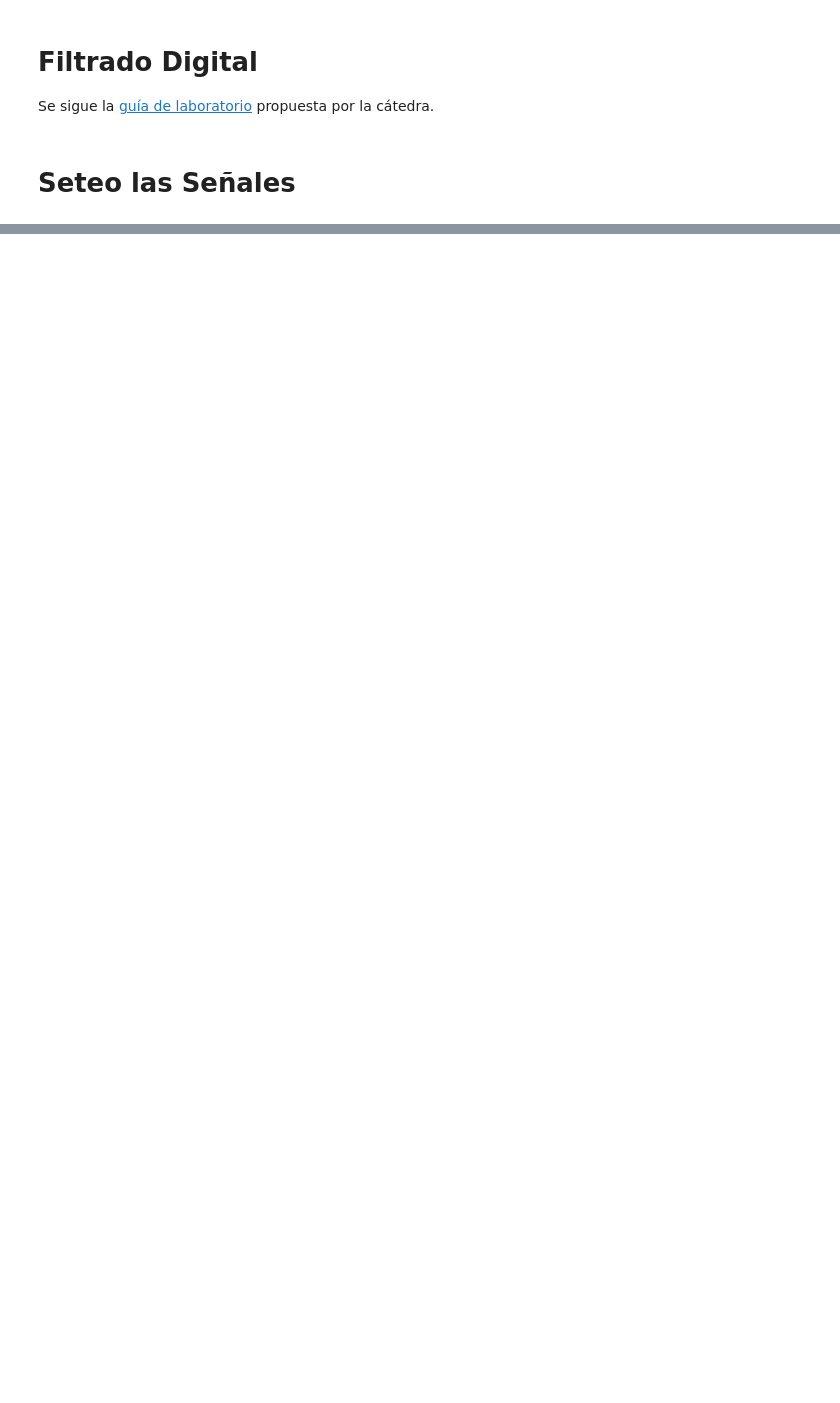
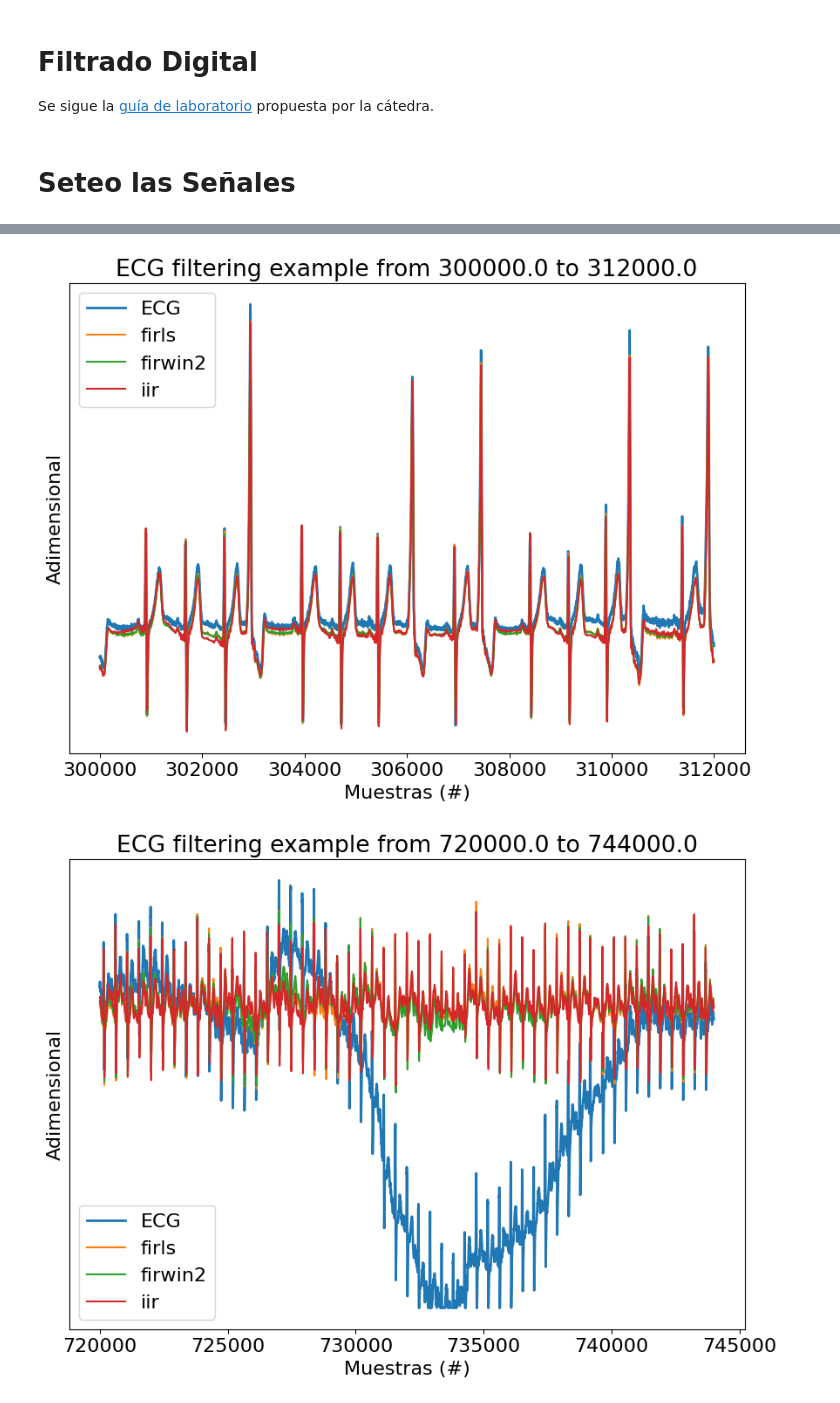
Before and after one commit to federico-b-ee/PDS-2024, a Jupyter notebook: TS9/notebook.ipynb, the cells around one changed output, grey strips where cells are left out. Cells and saved outputs as stored; diff of their text form; code cells hidden in the pictures; blank space fills up the shorter version.

```diff
--- a/TS9/notebook.ipynb
+++ b/TS9/notebook.ipynb
@@ -157,0 +203,43 @@ plot_plantilla(
+# %%
+# Se aplica el filtro FIR
+
+ECG_f_win = sig.lfilter(num_firwin, den, ecg_one_lead)
+ECG_f_ls = sig.lfilter(num_firls, den, ecg_one_lead)
+ECG_iir = sig.sosfiltfilt(sos, ecg_one_lead)
+
+demora = (taps - 1) // 2
+demorals = (num_firls.shape[0] - 1) // 2
+
+# Segmentos de interés con ALTA contaminación
+
+regs_interes = (
+    np.array([5, 5.2]) * 60 * fs,  # minutos a muestras
+    np.array([12, 12.4]) * 60 * fs,  # minutos a muestras
+    np.array([15, 15.2]) * 60 * fs,  # minutos a muestras
+)
+
+for ii in regs_interes:
+
+    # intervalo limitado de 0 a cant_muestras
+    zoom_region = np.arange(
+        np.max([0, ii[0]]), np.min([cant_muestras, ii[1]]), dtype="uint"
+    )
+
+    plt.figure(figsize=(fig_sz_x, fig_sz_y), dpi=fig_dpi, facecolor="w", edgecolor="k")
+    plt.plot(zoom_region, ecg_one_lead[zoom_region], label="ECG", linewidth=2)
+    plt.plot(zoom_region, ECG_f_ls[zoom_region + demorals], label="firls")
+    plt.plot(zoom_region, ECG_f_win[zoom_region + demora], label="firwin2")
+    plt.plot(zoom_region, ECG_iir[zoom_region], label="iir")
+
+    plt.title("ECG filtering example from " + str(ii[0]) + " to " + str(ii[1]))
+    plt.ylabel("Adimensional")
+    plt.xlabel("Muestras (#)")
+
+    axes_hdl = plt.gca()
+    axes_hdl.legend()
+    axes_hdl.set_yticks(())
+
+    plt.show()
+# %% [output]
+[figure, added]
+[figure, added]
```
Also changed, not shown: parts of 16 cells of this notebook.
